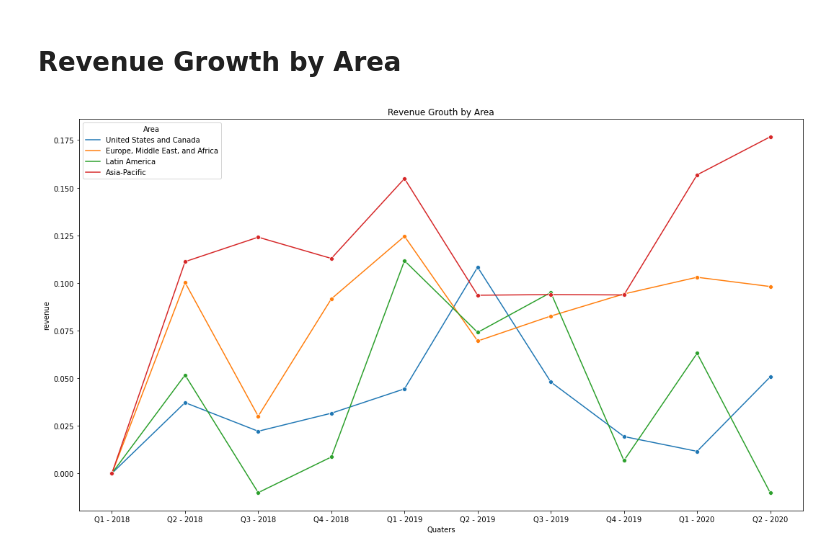
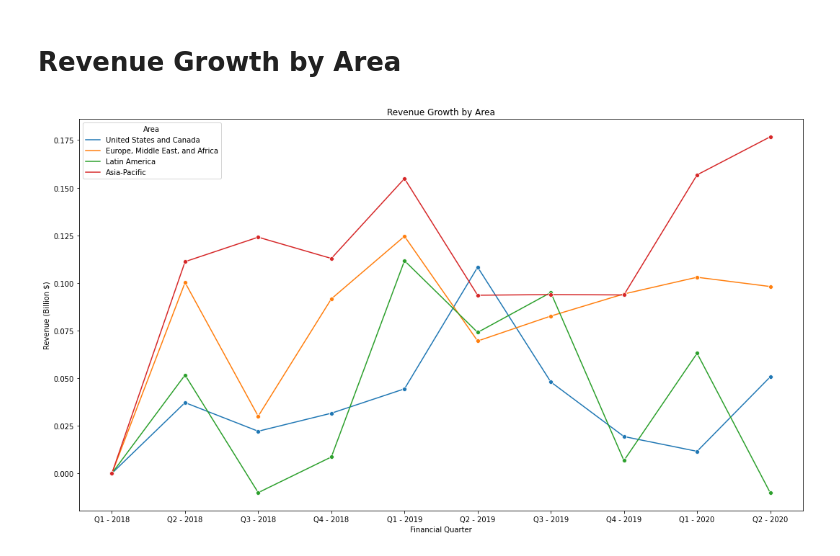
Before and after one commit to jimbleslilley/bootcamp-project-1, a Jupyter notebook: Jupyter_Notebooks/1_Netflix_Growth/3_RegionGrowth_continued.ipynb, the cells around one changed output. Saved outputs shown, nothing was run; the diff lists cells and outputs as text; code cells hidden in the pictures.

```diff
--- a/Jupyter_Notebooks/1_Netflix_Growth/3_RegionGrowth_continued.ipynb
+++ b/Jupyter_Notebooks/1_Netflix_Growth/3_RegionGrowth_continued.ipynb
@@ -136,9 +138,11 @@ pct_change
 # %%
 pct_change_two=pd.melt(pct_change, id_vars="Area", var_name="Quaters", value_name="revenue" )
 plt.figure(figsize=(18,10))
 sns.lineplot(data=pct_change_two, x="Quaters", y="revenue", hue="Area", marker="o")
-plt.title('Revenue Grouth by Area')
+plt.title('Revenue Growth by Area')
+plt.xlabel("Financial Quarter")
+plt.ylabel("Revenue (Billion $)")
 plt.savefig("../../output/1_revenue_growth_area.png")
 plt.show()
 # %% [output]
-[figure, old version]
+[figure, new version]
```
Also changed, not shown: parts of 1 cell of this notebook, 4 other files.
